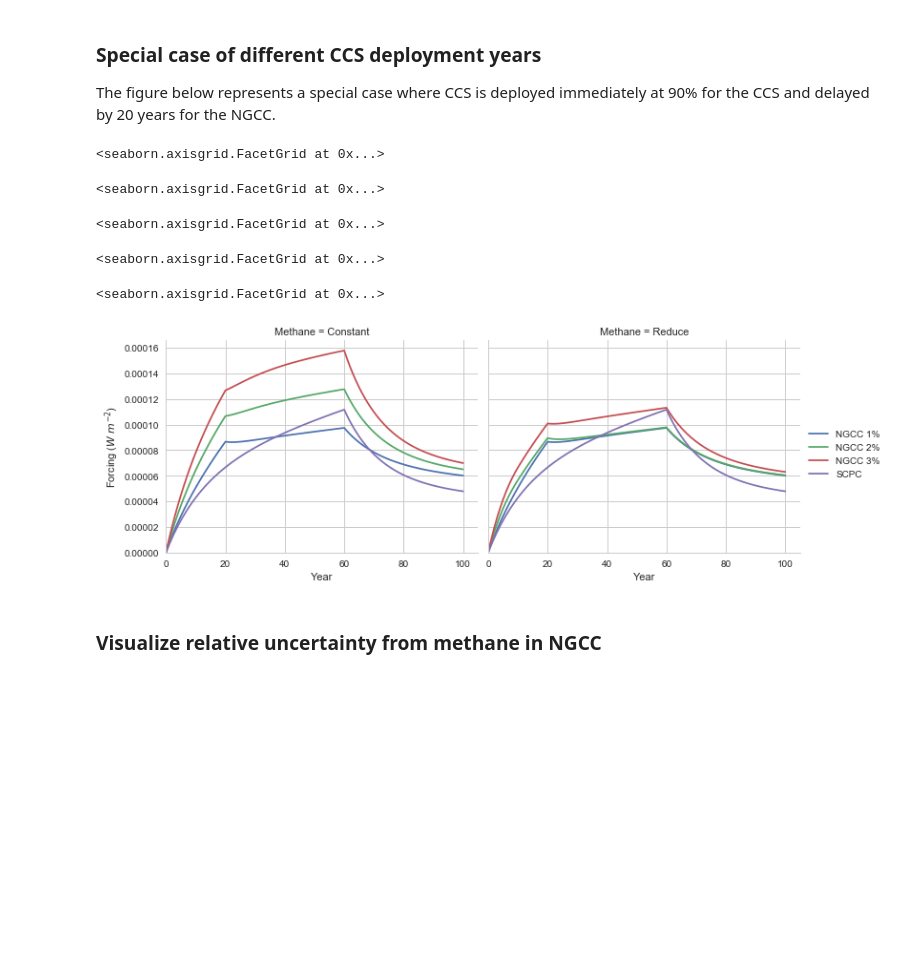
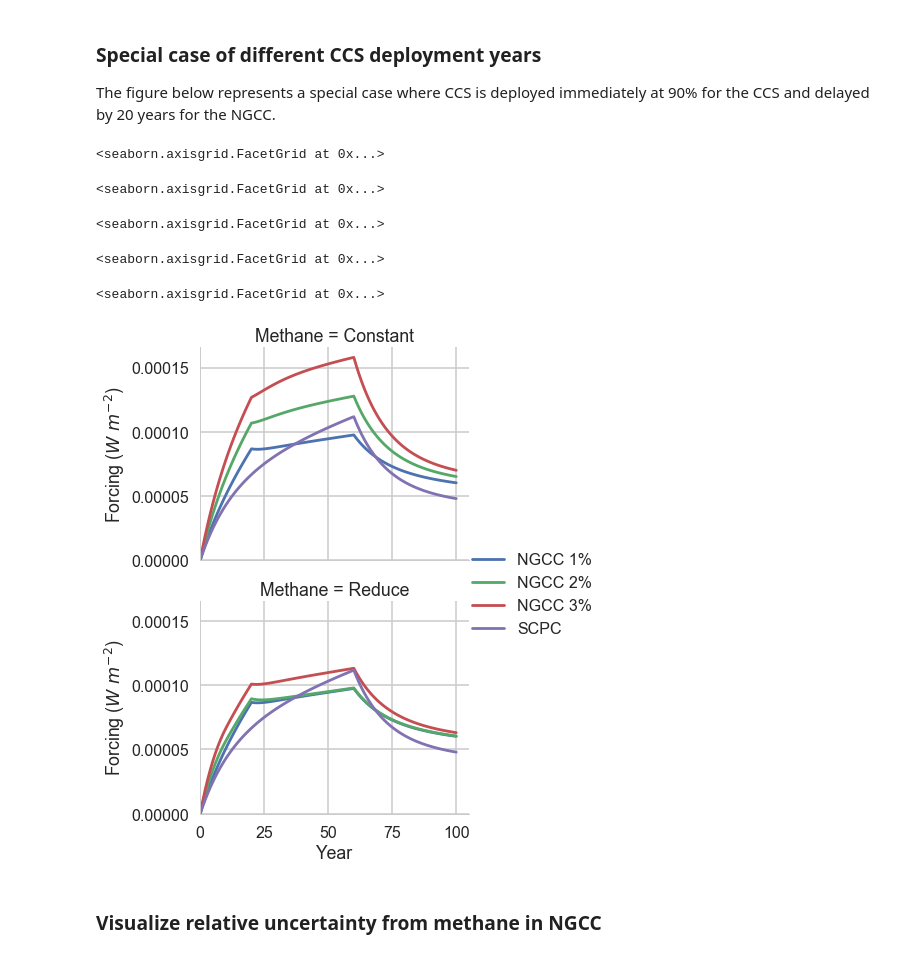
Before and after one commit to gschivley/CCS-climate, a Jupyter notebook: Notebooks/Forcing Calculations.ipynb, the cells around one changed output. Cells and saved outputs as stored; diff of their text form; code cells hidden in the pictures; blank space fills up the shorter version.

Commit message:
Creating alternate figures

```diff
--- a/Notebooks/Forcing Calculations.ipynb
+++ b/Notebooks/Forcing Calculations.ipynb
@@ -250,32 +253,33 @@ plt.savefig(file_path)
 The figure below represents a special case where CCS is deployed immediately at 90% for the CCS and delayed by 20 years for the NGCC.
 # %%
 df1 = RF.loc[(RF['Fuel']=='NG') & (RF['Start year'] == 20) & #(RF['Methane'] == 'Reduce') &
-             (RF['CCS']=='90%')]
-df2 = RF.loc[(RF['Fuel']=='Coal') & (RF['Start year'] == 0) & (RF['CCS']=='90%')]
+             (RF['CCS']=='90%')].copy()
+df2 = RF.loc[(RF['Fuel']=='Coal') & (RF['Start year'] == 0) & (RF['CCS']=='90%')].copy()
 df2.loc[:,'Methane'] = 'Reduce'
 df3 = df2.replace('Reduce', 'Constant')
 test = pd.concat([df1, df2, df3])
 # %%
-with sns.axes_style('whitegrid'):
+with sns.axes_style('whitegrid'):# and sns.set_context('poster'):
+#     with sns.set_context('poster'):
 
     g = sns.FacetGrid(test[test['Leak'].isin(['SCPC', 'NGCC 1%', 'NGCC 2%', 'NGCC 3%'])],
-                           hue='Leak', size=4, aspect=1.3, col='Methane')
+                           hue='Leak', size=4,  row='Methane', aspect=1.5, legend_out=True)#
 #                      palette= [sns.xkcd_rgb['bright blue']]+sns.cubehelix_palette(10, 0.2, hue=1),
 #                      hue_order=['SCPC', 'NGCC 1%', 'NGCC 2%', 'NGCC 3%'])
     g.map(plt.plot, 'Time', 'RF')
     g.set_ylabels('Forcing ($W \ m^{-2}$)')
     g.set_xlabels('Year')
     g.set(xlim=(0, None), ylim=(0,None))
     g.add_legend(title='')
-    file_path = os.path.join('../Figures', 'RF Reduce methane SCPC year 0 NGCC year 20.pdf')
-    plt.savefig(file_path)
+    file_path = os.path.join('../Figures', 'Poster RF Reduce methane SCPC year 0 NGCC year 20.pdf')
+    plt.savefig(file_path, bbox_inches='tight')
 # %% [output]
 <seaborn.axisgrid.FacetGrid at 0x...>
 <seaborn.axisgrid.FacetGrid at 0x...>
 <seaborn.axisgrid.FacetGrid at 0x...>
 <seaborn.axisgrid.FacetGrid at 0x...>
 <seaborn.axisgrid.FacetGrid at 0x...>
-[figure, old version]
+[figure, new version]
 # %% [markdown]
 ### Visualize relative uncertainty from methane in NGCC
 # %%
```
Also changed, not shown: parts of 4 cells of this notebook, 4 other files.
